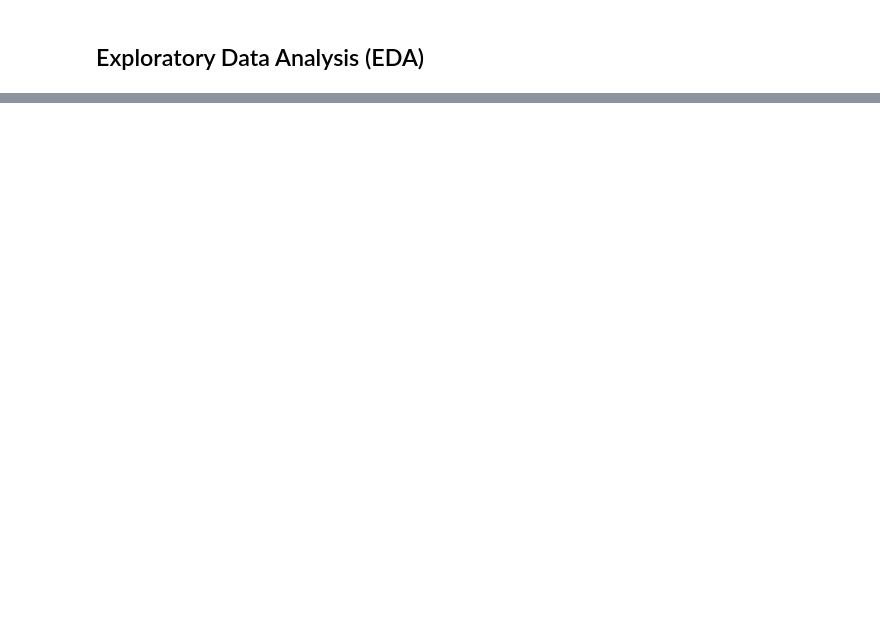
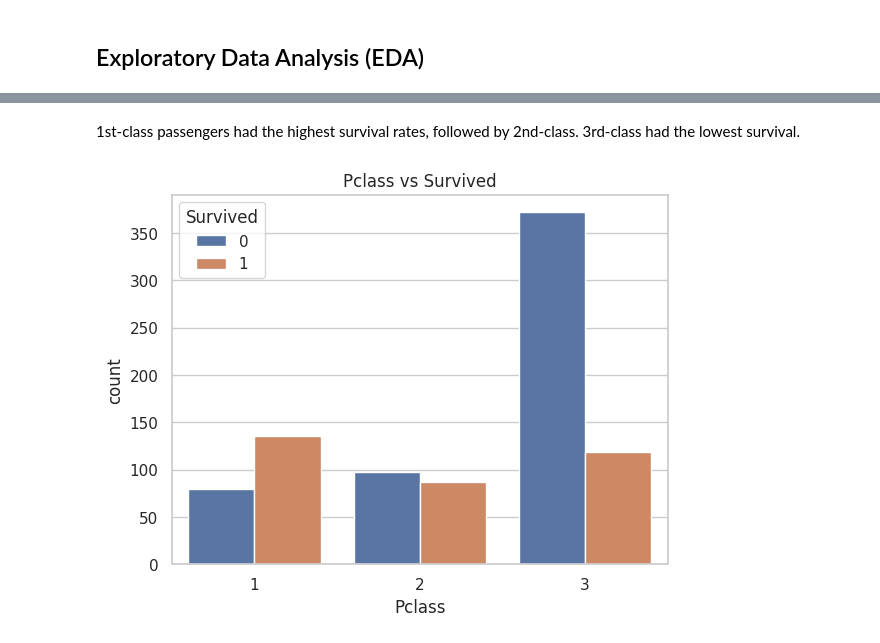
Before and after one commit to andrianllmm/ds100-ws2, a Jupyter notebook: notebooks/notebook.ipynb, the cells around one changed output, grey strips where cells are left out. Cells and saved outputs as stored; diff of their text form; code cells hidden in the pictures; blank space fills up the shorter version.

```diff
--- a/notebooks/notebook.ipynb
+++ b/notebooks/notebook.ipynb
@@ -61,0 +120,8 @@ memory usage: 83.7+ KB
+# %% [markdown]
+1st-class passengers had the highest survival rates, followed by 2nd-class. 3rd-class had the lowest survival.
+# %%
+sns.countplot(x='Pclass', hue='Survived', data=df)
+plt.title('Pclass vs Survived')
+plt.show()
+# %% [output]
+[figure, added]
```
Also changed, not shown: parts of 90 cells of this notebook.
